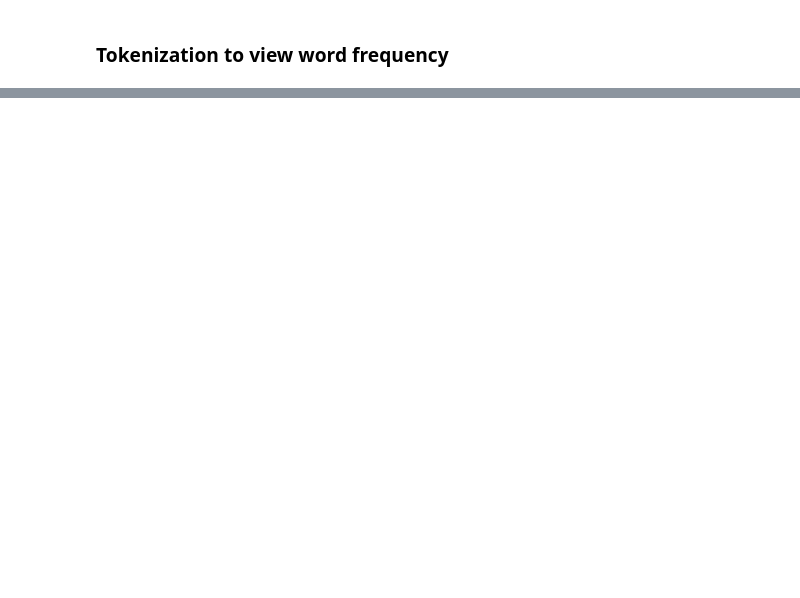
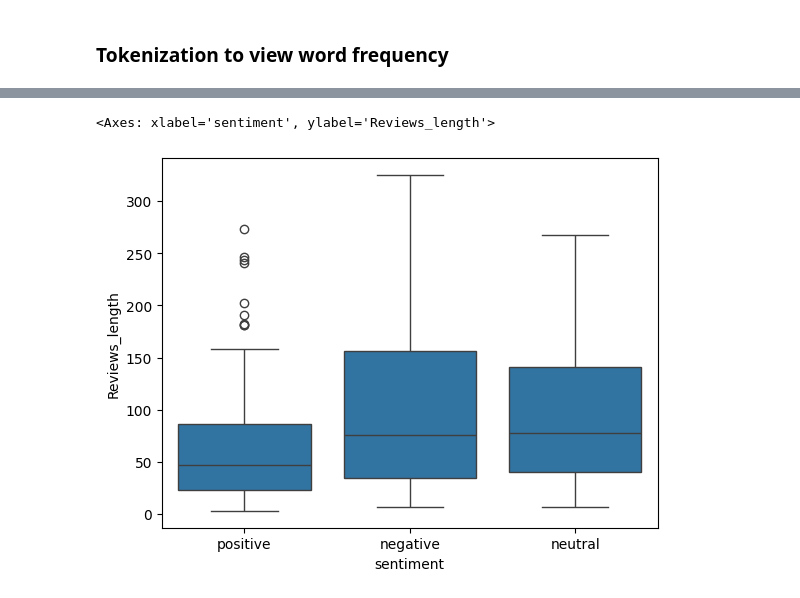
Before and after one commit to shaaleissa/Data-Mining-Project, a Jupyter notebook: cleaning_data_try2.ipynb, the cells around one changed output, grey strips where cells are left out. Drawn from its saved outputs; the diff is of its cells as text; code cells hidden in the pictures; blank space fills up the shorter version.

```diff
--- a/cleaning_data_try2.ipynb
+++ b/cleaning_data_try2.ipynb
@@ -237,0 +260,7 @@ plot_most_common_words(common_words)
+# %%
+#boxplot to view the distribution of the length of the reviews
+df['Reviews_length'] = df['Reviews'].apply(len)
+sns.boxplot(x='sentiment', y='Reviews_length', data=df)
+# %% [output]
+<Axes: xlabel='sentiment', ylabel='Reviews_length'>
+[figure, added]
```
Also changed, not shown: parts of 9 cells of this notebook, 2 other files.
